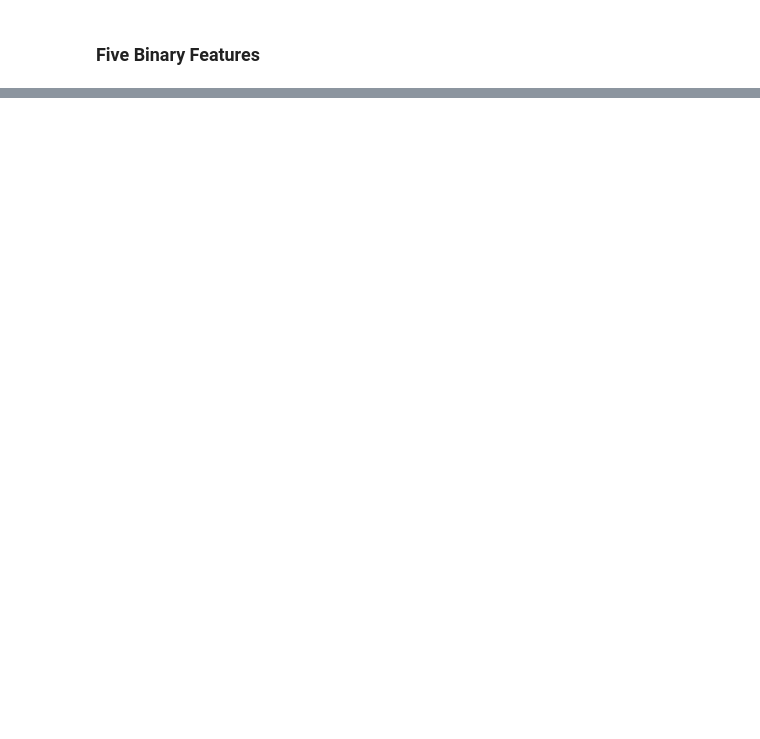
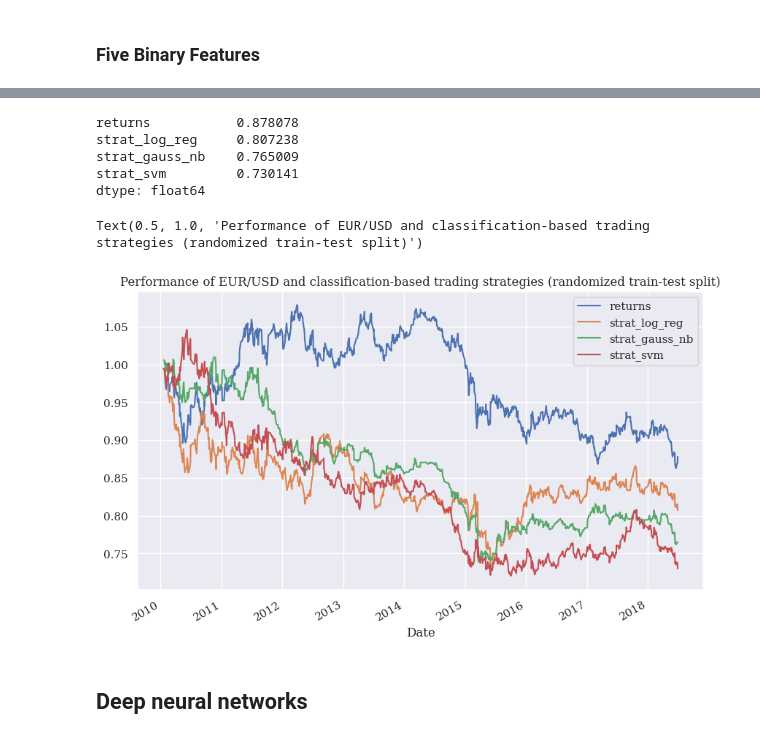
Before and after one commit to ahn283/finance, a Jupyter notebook: python_for_finance/trading_strategy.ipynb, the cells around one changed output, grey strips where cells are left out. Saved outputs shown, nothing was run; the diff lists cells and outputs as text; code cells hidden in the pictures; blank space fills up the shorter version.

```diff
--- a/python_for_finance/trading_strategy.ipynb
+++ b/python_for_finance/trading_strategy.ipynb
@@ -621,0 +767,6 @@ Text(0.5, 1.0, 'Performance of EUR/USD and classification-based trading strategi
+# %%
+from sklearn.model_selection import train_test_split
+
+train, test = train_test_split(data, test_size=0.5, shuffle=True, random_state=100)
+
+train = train.copy().sort_index()       # train data sets are copied and brought back in temporal order
@@ -621,0 +783,2 @@ Text(0.5, 1.0, 'Performance of EUR/USD and classification-based trading strategi
+# %%
+test = test.copy().sort_index()  # test data sets are copied and brought back in temporal order
@@ -621,0 +791,16 @@ Text(0.5, 1.0, 'Performance of EUR/USD and classification-based trading strategi
+# %%
+test[sel].sum().apply(np.exp)
+# %% [output]
+returns           0.878078
+strat_log_reg     0.807238
+strat_gauss_nb    0.765009
+strat_svm         0.730141
+dtype: float64
+# %%
+test[sel].cumsum().apply(np.exp).plot(figsize=(10, 6))
+plt.title('Performance of EUR/USD and classification-based trading strategies (randomized train-test split)')
+# %% [output]
+Text(0.5, 1.0, 'Performance of EUR/USD and classification-based trading strategies (randomized train-test split)')
+[figure, added]
+# %% [markdown]
+## Deep neural networks
```
Also changed, not shown: parts of 81 cells of this notebook, 4 other files.
